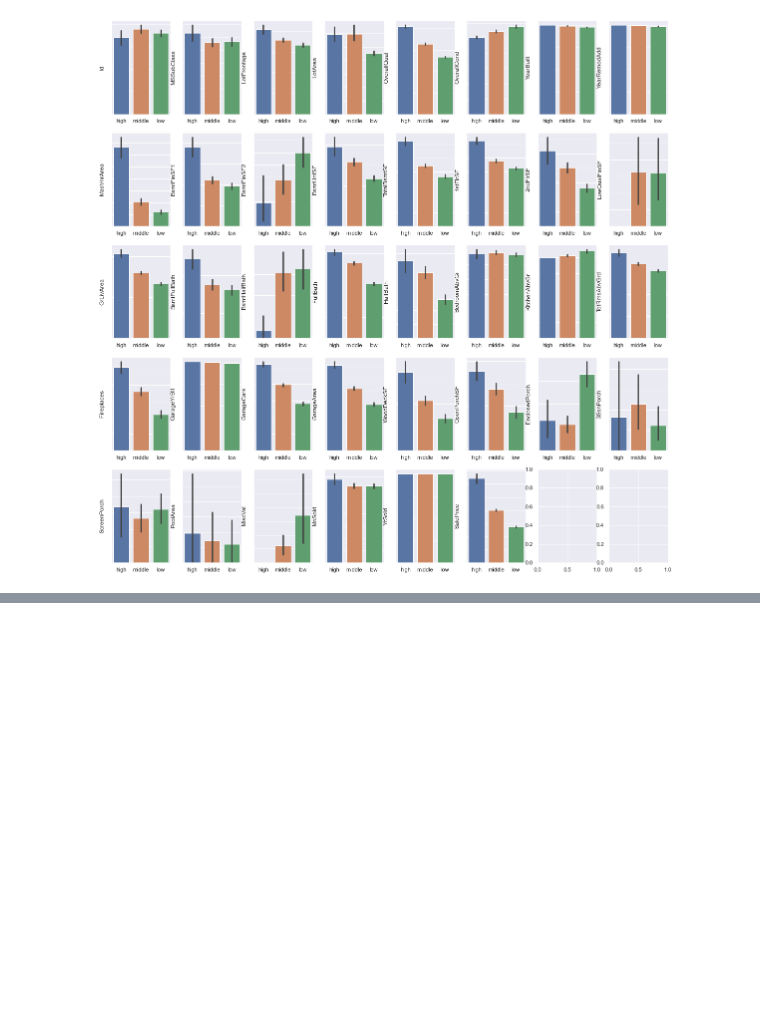
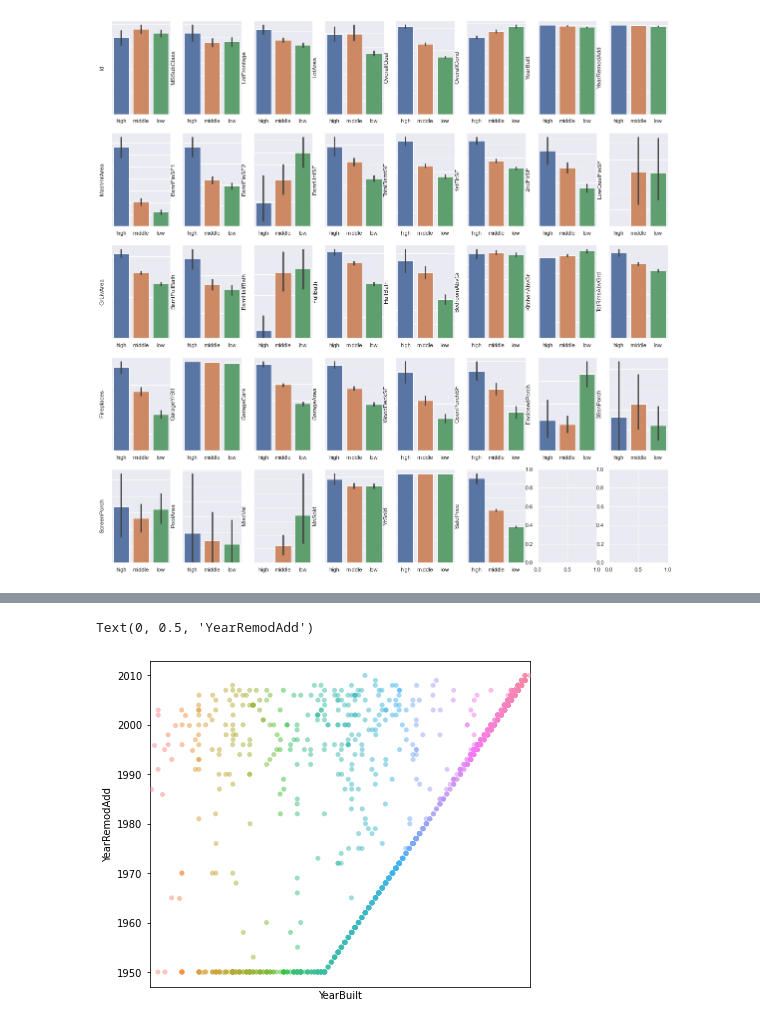
Before and after one commit to kish191919/Python_Project, a Jupyter notebook: house-prices-advanced-regression-techniques/house_prices_advanced_regression_techniques_2.ipynb, the cells around one changed output, grey strips where cells are left out. Drawn from its saved outputs; the diff is of its cells as text; code cells hidden in the pictures; blank space fills up the shorter version.

```diff
--- a/house-prices-advanced-regression-techniques/house_prices_advanced_regression_techniques_2.ipynb
+++ b/house-prices-advanced-regression-techniques/house_prices_advanced_regression_techniques_2.ipynb
@@ -335,0 +344,11 @@ for idx, n in enumerate(number):
+# %%
+# Stripplot YearRemodAdd / YearBuilt
+plt.figure(figsize=(15,6))
+ax2 = plt.subplot(1,2,1)
+sns.stripplot(x = train['YearBuilt'], y = train['YearRemodAdd'], alpha = 0.5,ax=ax2)
+ax2.set_xticks([])
+plt.xlabel('YearBuilt')
+plt.ylabel('YearRemodAdd')
+# %% [output]
+Text(0, 0.5, 'YearRemodAdd')
+[figure, added]
```
Also changed, not shown: parts of 1 cell of this notebook.
